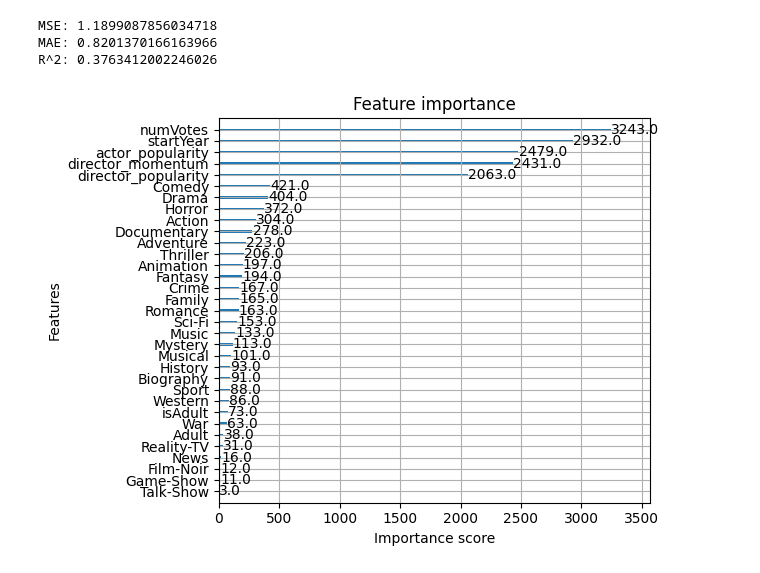
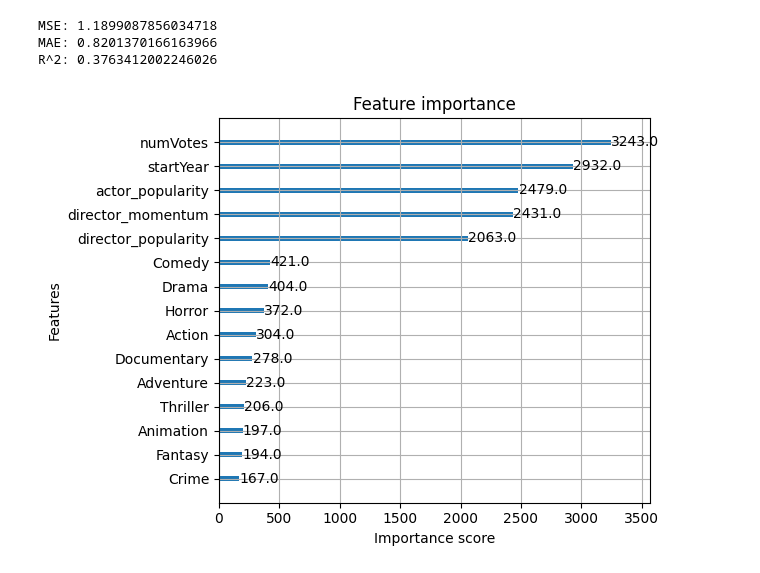
Before and after one commit to connor-mcbride/movie-review-analysis, a Jupyter notebook: complete_code.ipynb, the cells around one changed output. Saved outputs shown, nothing was run; the diff lists cells and outputs as text; code cells hidden in the pictures.

```diff
--- a/complete_code.ipynb
+++ b/complete_code.ipynb
@@ -668,10 +668,10 @@ print("R^2:", r2)
 MSE: 1.1899087856034718
 MAE: 0.8201370166163966
 R^2: 0.3763412002246026
-# %%
-# Visualize feature importance
-xgb.plot_importance(model)
-plt.tight_layout()
-plt.show()
-# %% [output]
-[figure, removed]
+# %%
+# Plot feature importance
+xgb.plot_importance(model, max_num_features=15)
+plt.tight_layout()
+plt.show()
+# %% [output]
+[figure, added]
```
Also changed, not shown: 1 other file.
